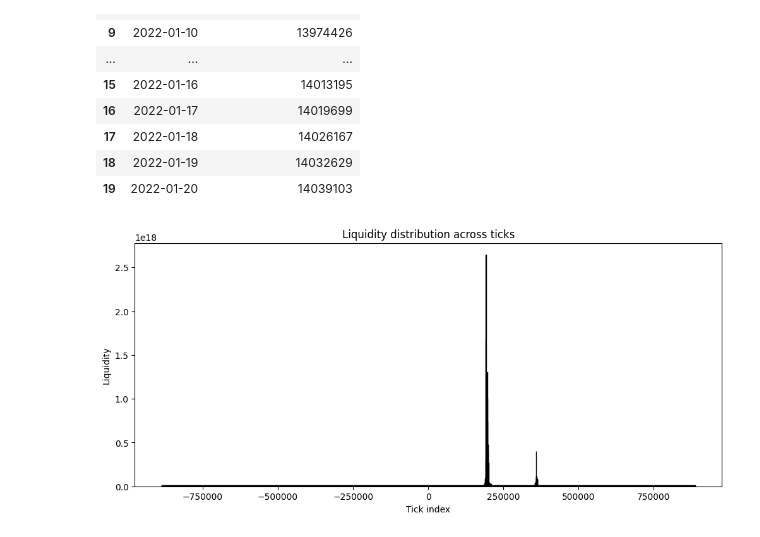
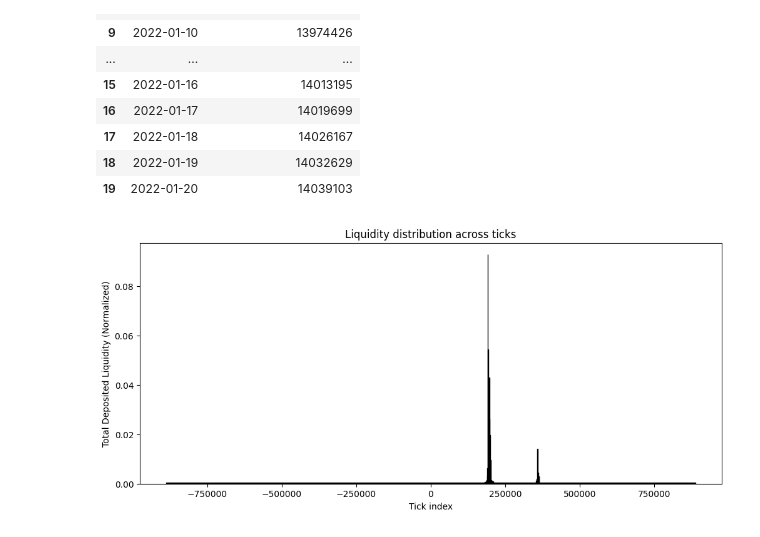
Before and after one commit to ethaker/cs194_finalproject, a Jupyter notebook: Data_Collection.ipynb, the cells around one changed output. Drawn from its saved outputs; the diff is of its cells as text; code cells hidden in the pictures.

```diff
--- a/Data_Collection.ipynb
+++ b/Data_Collection.ipynb
@@ -98,43 +98,38 @@ for index in range(len(data['data']['positions'])):
         data['data']['positions'][index]['tickUpper']['tickIdx'],
         data['data']['positions'][index]['withdrawnToken0'],
         data['data']['positions'][index]['withdrawnToken1']
     ]
 cols_to_convert = [col for col in positions_df.columns]
 positions_df[cols_to_convert] = positions_df[cols_to_convert].astype(float)
 positions_df.head(60)
 
 # Note: Absolute min/max ticks: -887270, 887270
-# Plot
+# Bin the data
 tick_min = -887272
 tick_max = 887272
-bin_width = 600  # change granularity
+bin_width = 1000  # change granularity
 bins = np.arange(tick_min, tick_max + bin_width, bin_width)
 liquidity_per_bin = np.zeros(len(bins) - 1)
 
 for idx, row in positions_df.iterrows():
     # Find bin indices that overlap with this position
     bin_indices = np.where(
         (bins[:-1] < row['Upper Tick']) & (bins[1:] > row['Lower Tick'])
     )[0]
 
     # Add liquidity to these bins
     liquidity_per_bin[bin_indices] += row['Total Liquidity Desposited']
+
+# Normalize Bins (Turn the plot into a density plot)
+liquidity_per_bin = liquidity_per_bin / liquidity_per_bin.sum() # We want a time series of this vector (this, at different timestamps)
+
 # x = bin centers
 bin_centers = (bins[:-1] + bins[1:]) / 2
-
 plt.figure(figsize=(12,5))
 plt.bar(bin_centers, liquidity_per_bin, width=bin_width, edgecolor='k')
 plt.xlabel("Tick index")
-plt.ylabel("Liquidity")
+plt.ylabel("Total Deposited Liquidity (Normalized)")
 plt.title("Liquidity distribution across ticks")
 plt.show()
-# ii. For each of our bins [lower tick, upper tick], query the total liquidity in this range across all positions at time t
-# (see corresponding block)
-
-# iii. Normalize data to create density plots, vectorize data
-# (1 vector = percentage of total liquidity across all positions in each range at time t.
-# Ex: [% Amt in 0-1000, % Amt in 1001-2000, % Amt in 2001+])
-
-# vi. Cleanup
 # %% [output]
-[figure, old version]
+[figure, new version]
```
Also changed, not shown: parts of 6 cells of this notebook.
